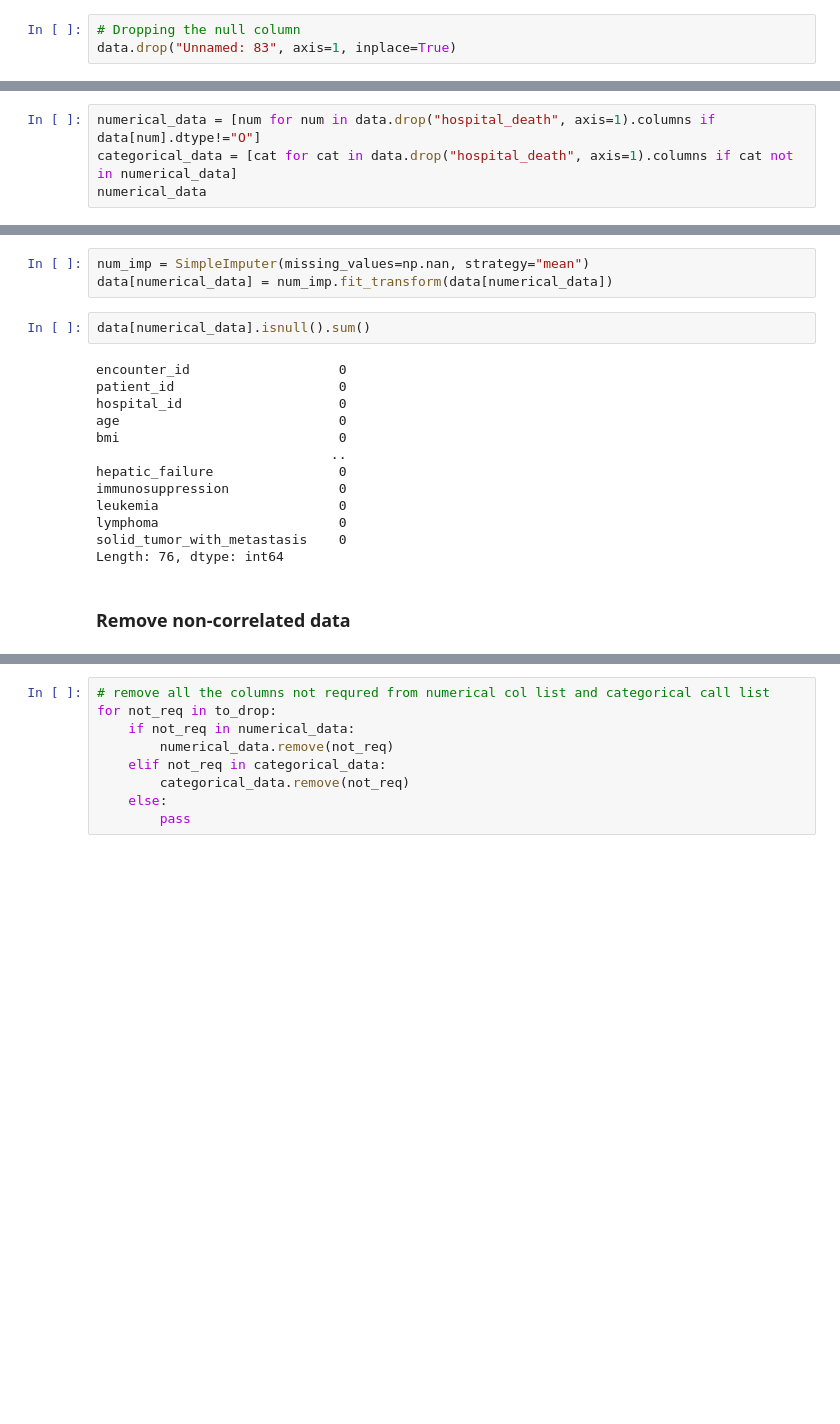
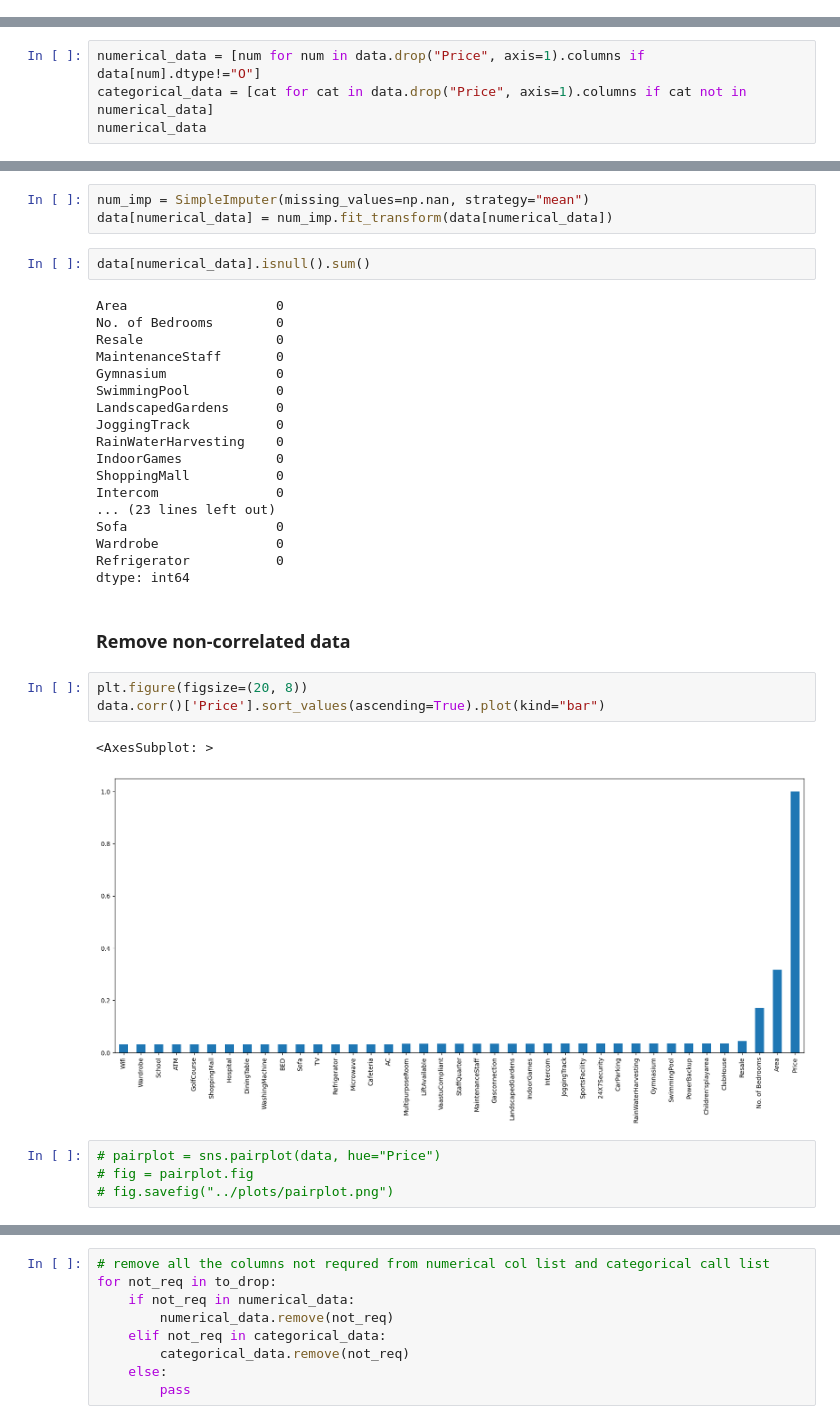
Before and after one commit to deborshi99/House_Price_prediction, a Jupyter notebook: notebooks/datapreprocessing.ipynb, the cells around one changed output, grey strips where cells are left out. Drawn from its saved outputs; the diff is of its cells as text; blank space fills up the shorter version.

Commit message:
data_pipeline_v2

```diff
--- a/notebooks/datapreprocessing.ipynb
+++ b/notebooks/datapreprocessing.ipynb
@@ -63,6 +57,3 @@ memory usage: 29.7+ MB
-# %%
-# Dropping the null column
-data.drop("Unnamed: 83", axis=1, inplace=True)
 # %% [markdown]
 ### Getting the null values
 # %%
@@ -85,5 +81,5 @@ Length: 84, dtype: float64
 # %%
-numerical_data = [num for num in data.drop("hospital_death", axis=1).columns if data[num].dtype!="O"]
-categorical_data = [cat for cat in data.drop("hospital_death", axis=1).columns if cat not in numerical_data]
+numerical_data = [num for num in data.drop("Price", axis=1).columns if data[num].dtype!="O"]
+categorical_data = [cat for cat in data.drop("Price", axis=1).columns if cat not in numerical_data]
 numerical_data
 # %% [output]
@@ -172,20 +151,35 @@ data[numerical_data] = num_imp.fit_transform(data[numerical_data])
 # %%
 data[numerical_data].isnull().sum()
 # %% [output]
-encounter_id                   0
-patient_id                     0
-hospital_id                    0
-age                            0
-bmi                            0
-                              ..
-hepatic_failure                0
-immunosuppression              0
-leukemia                       0
-lymphoma                       0
-solid_tumor_with_metastasis    0
-Length: 76, dtype: int64
+Area                   0
+No. of Bedrooms        0
+Resale                 0
+MaintenanceStaff       0
+Gymnasium              0
+SwimmingPool           0
+LandscapedGardens      0
+JoggingTrack           0
+RainWaterHarvesting    0
+IndoorGames            0
+ShoppingMall           0
+Intercom               0
+... (23 lines left out)
+Sofa                   0
+Wardrobe               0
+Refrigerator           0
+dtype: int64
 # %% [markdown]
 ### Remove non-correlated data
+# %%
+plt.figure(figsize=(20, 8))
+data.corr()['Price'].sort_values(ascending=True).plot(kind="bar")
+# %% [output]
+<AxesSubplot: >
+[figure, added]
+# %%
+# pairplot = sns.pairplot(data, hue="Price")
+# fig = pairplot.fig
+# fig.savefig("../plots/pairplot.png")
 # %%
 corr = data.corr().abs()
 upper = corr.where(np.triu(np.ones(corr.shape), k=1).astype(np.bool_))
```
Also changed, not shown: parts of 33 cells of this notebook, 9 other files.
